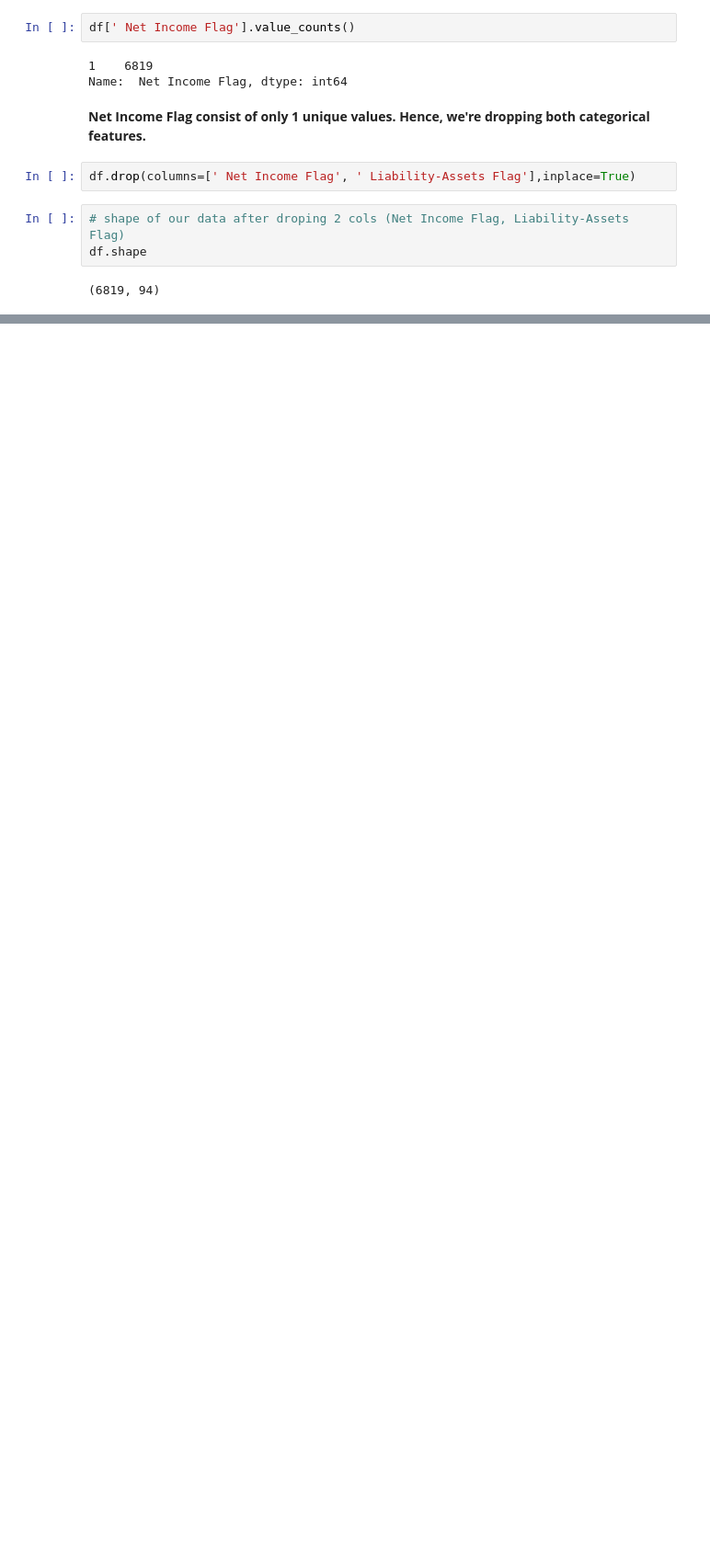
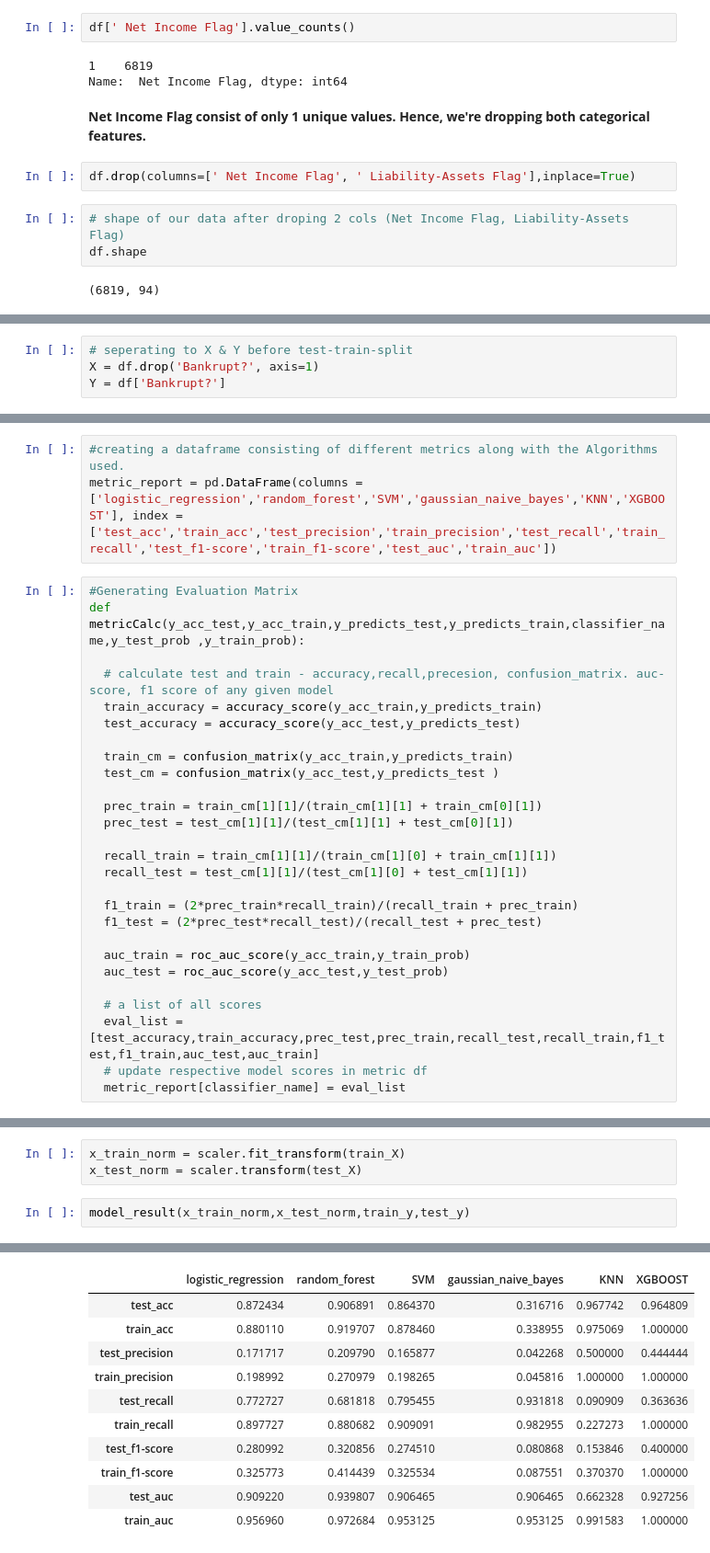
Before and after one commit to Sukruthr/Company-Bankruptcy-Prediction, a Jupyter notebook: COMPANY_BANKRUPTCY_PREDICTION_(_Final_TeamNotebook_).ipynb, the cells around one changed output, grey strips where cells are left out. Shown: that part at 92% size. Cells and saved outputs as stored; diff of their text form; blank space fills up the shorter version.

Commit message:
building base model

```diff
--- a/COMPANY_BANKRUPTCY_PREDICTION_(_Final_TeamNotebook_).ipynb
+++ b/COMPANY_BANKRUPTCY_PREDICTION_(_Final_TeamNotebook_).ipynb
@@ -371,0 +374,4 @@ df.shape
+# %%
+# seperating to X & Y before test-train-split
+X = df.drop('Bankrupt?', axis=1)
+Y = df['Bankrupt?']
@@ -371,0 +403,30 @@ df.shape
+# %%
+#creating a dataframe consisting of different metrics along with the Algorithms used.
+metric_report = pd.DataFrame(columns = ['logistic_regression','random_forest','SVM','gaussian_naive_bayes','KNN','XGBOOST'], index = ['test_acc','train_acc','test_precision','train_precision','test_recall','train_recall','test_f1-score','train_f1-score','test_auc','train_auc'])
+# %%
+#Generating Evaluation Matrix
+def metricCalc(y_acc_test,y_acc_train,y_predicts_test,y_predicts_train,classifier_name,y_test_prob ,y_train_prob):
+
+  # calculate test and train - accuracy,recall,precesion, confusion_matrix. auc-score, f1 score of any given model
+  train_accuracy = accuracy_score(y_acc_train,y_predicts_train)
+  test_accuracy = accuracy_score(y_acc_test,y_predicts_test)
+
+  train_cm = confusion_matrix(y_acc_train,y_predicts_train)
+  test_cm = confusion_matrix(y_acc_test,y_predicts_test )
+
+  prec_train = train_cm[1][1]/(train_cm[1][1] + train_cm[0][1])
+  prec_test = test_cm[1][1]/(test_cm[1][1] + test_cm[0][1])
+
+  recall_train = train_cm[1][1]/(train_cm[1][0] + train_cm[1][1])
+  recall_test = test_cm[1][1]/(test_cm[1][0] + test_cm[1][1])
+
+  f1_train = (2*prec_train*recall_train)/(recall_train + prec_train)
+  f1_test = (2*prec_test*recall_test)/(recall_test + prec_test)
+
+  auc_train = roc_auc_score(y_acc_train,y_train_prob)
+  auc_test = roc_auc_score(y_acc_test,y_test_prob)
+
+  # a list of all scores
+  eval_list = [test_accuracy,train_accuracy,prec_test,prec_train,recall_test,recall_train,f1_test,f1_train,auc_test,auc_train]
+  # update respective model scores in metric df
+  metric_report[classifier_name] = eval_list
@@ -371,0 +601,6 @@ df.shape
+# %%
+x_train_norm = scaler.fit_transform(train_X)
+x_test_norm = scaler.transform(test_X)
+# %%
+model_result(x_train_norm,x_test_norm,train_y,test_y)
+# %% [output]
@@ -371,0 +655,11 @@ df.shape
+|  | logistic_regression | random_forest | SVM | gaussian_naive_bayes | KNN | XGBOOST |
+| test_acc | 0.872434 | 0.906891 | 0.864370 | 0.316716 | 0.967742 | 0.964809 |
+| train_acc | 0.880110 | 0.919707 | 0.878460 | 0.338955 | 0.975069 | 1.000000 |
+| test_precision | 0.171717 | 0.209790 | 0.165877 | 0.042268 | 0.500000 | 0.444444 |
+| train_precision | 0.198992 | 0.270979 | 0.198265 | 0.045816 | 1.000000 | 1.000000 |
+| test_recall | 0.772727 | 0.681818 | 0.795455 | 0.931818 | 0.090909 | 0.363636 |
+| train_recall | 0.897727 | 0.880682 | 0.909091 | 0.982955 | 0.227273 | 1.000000 |
+| test_f1-score | 0.280992 | 0.320856 | 0.274510 | 0.080868 | 0.153846 | 0.400000 |
+| train_f1-score | 0.325773 | 0.414439 | 0.325534 | 0.087551 | 0.370370 | 1.000000 |
+| test_auc | 0.909220 | 0.939807 | 0.906465 | 0.906465 | 0.662328 | 0.927256 |
+| train_auc | 0.956960 | 0.972684 | 0.953125 | 0.953125 | 0.991583 | 1.000000 |
```
Also changed, not shown: parts of 8 cells of this notebook.
